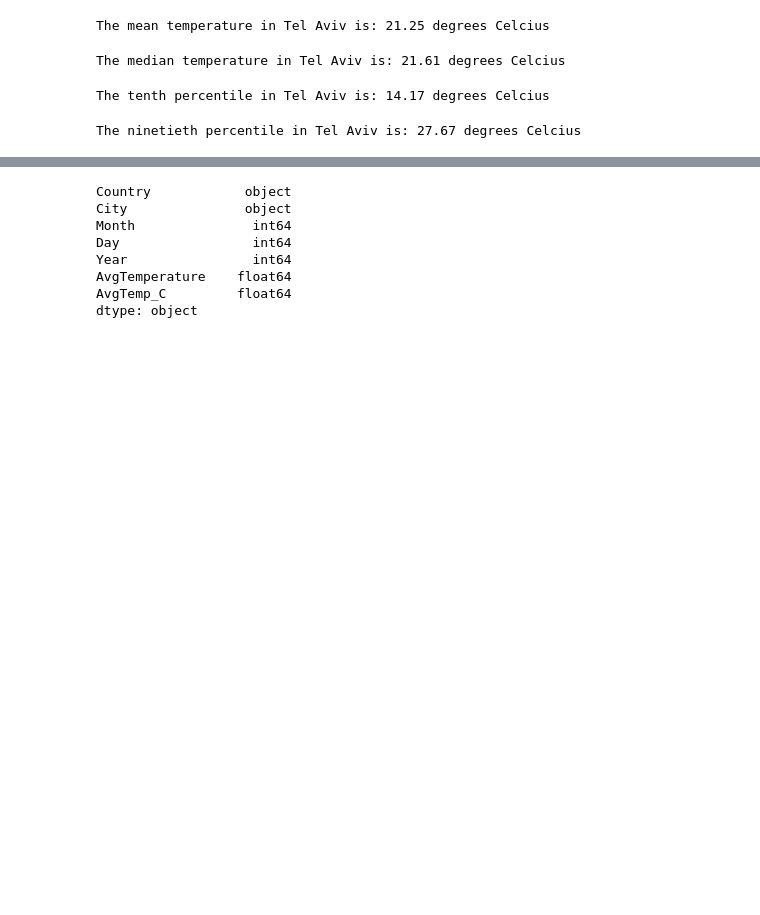
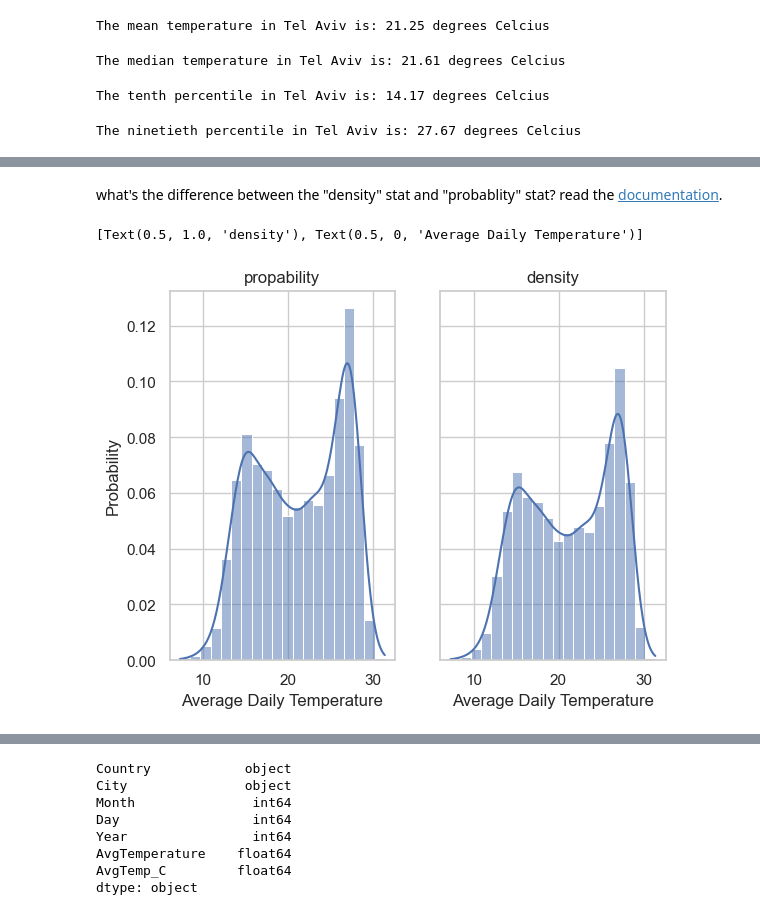
Before and after one commit to ErezFeuer/data-science, a Jupyter notebook: tirgul/tirgul_2/tirgul_2.ipynb, the cells around one changed output, grey strips where cells are left out. Drawn from its saved outputs; the diff is of its cells as text; code cells hidden in the pictures; blank space fills up the shorter version.

```diff
--- a/tirgul/tirgul_2/tirgul_2.ipynb
+++ b/tirgul/tirgul_2/tirgul_2.ipynb
@@ -54,7 +59,7 @@ array(['Lilongwe', 'Capetown', 'Tel Aviv', 'Amman', 'Beirut', 'Rochester'],
 # %%
 # isolate data from a single city (e.g., Tel Aviv)
 city = 'Tel Aviv'
-TA_temp = temp_df[temp_df.City == city]
+TA_temp = temp_df.loc[temp_df['City'] == city]
 TA_temp
 # %% [output]
 |  | Country | City | Month | Day | Year | AvgTemperature |
@@ -83,6 +88,3 @@ min       -99.000000
 75%        78.600000
 max        88.500000
 Name: AvgTemperature, dtype: float64
-# %%
-# eliminate data that doesn't make sense
-TA_temp = TA_temp.drop(TA_temp[TA_temp['AvgTemperature']<(-50)].index)
@@ -91,3 +91,5 @@ In line of code above, `TA_temp[TA_temp['AvgTemperature']<(-50)]` creates a bool
+# %%
+TA_temp = TA_temp.loc[TA_temp['AvgTemperature']>(-50)]
 # %%
 # convert to Celsius
 TA_temp['AvgTemp_C'] = (TA_temp['AvgTemperature'] - 32)*(5/9)
@@ -241,0 +250,14 @@ array(['Lilongwe', 'Capetown', 'Tel Aviv', 'Amman', 'Beirut', 'Rochester'],
+# %% [markdown]
+what's the difference between the "density" stat and "probablity" stat? read the [documentation](https://seaborn.pydata.org/generated/seaborn.histplot.html).
+# %%
+# plotting 2 side by side
+fig, ax = plt.subplots(1,2, sharey=True)
+
+sns.histplot(x=TA_temp.AvgTemp_C, bins=20, kde=True, stat="probability", ax=ax[0])
+ax[0].set(title='propability', xlabel='Average Daily Temperature')
+
+sns.histplot(x=TA_temp.AvgTemp_C, bins=20, kde=True, stat="density", ax=ax[1])
+ax[1].set(title='density', xlabel='Average Daily Temperature')
+# %% [output]
+[Text(0.5, 1.0, 'density'), Text(0.5, 0, 'Average Daily Temperature')]
+[figure, added]
```
Also changed, not shown: parts of 50 cells of this notebook, 15 other files.
